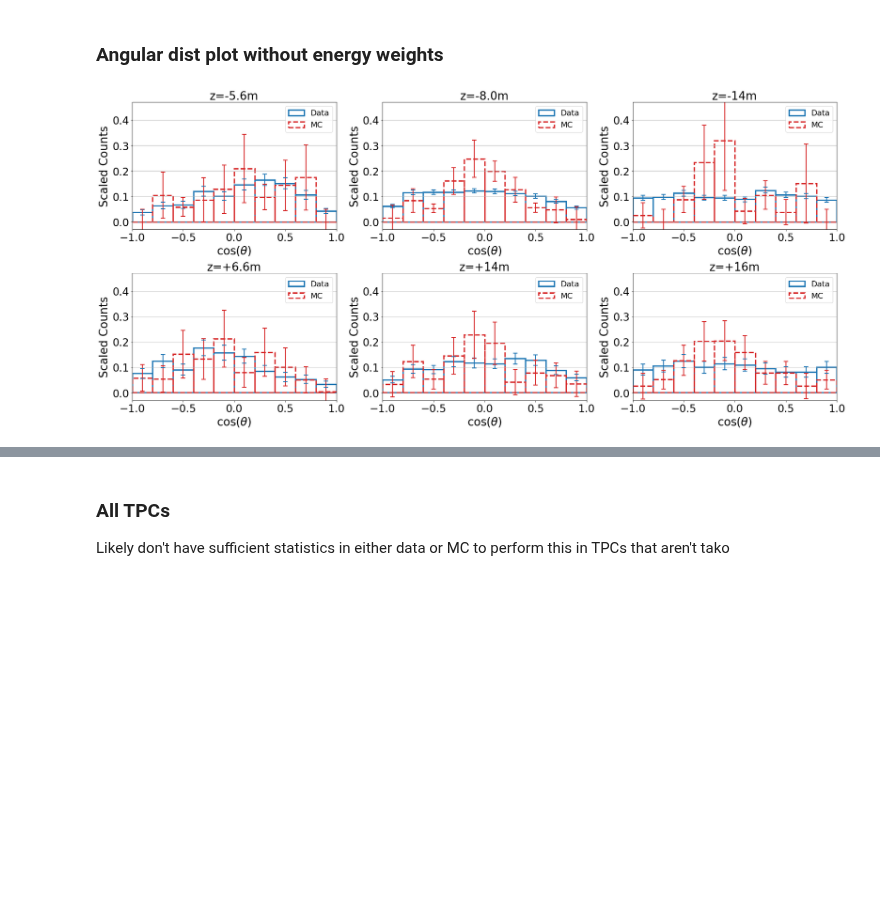
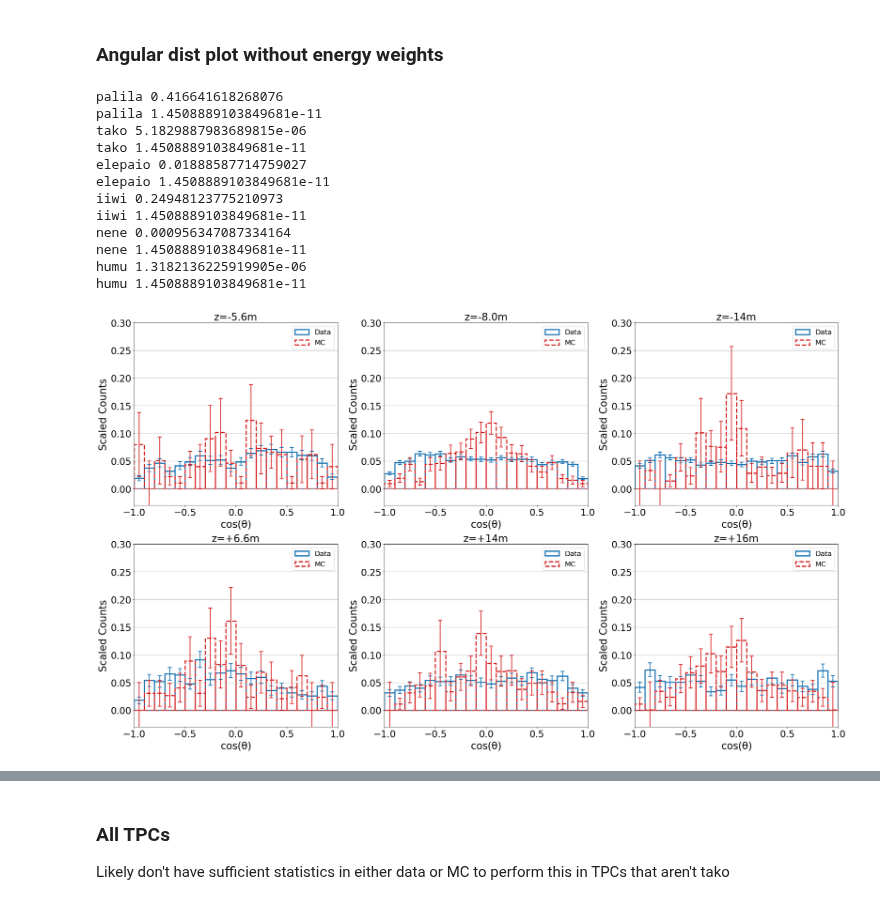
Before and after one commit to jschuel/jeff_workspace, a Jupyter notebook: analysis/phase3/with_sim/Calibrations_and_angular_analysis_final.ipynb, the cells around one changed output, grey strips where cells are left out. Saved outputs shown, nothing was run; the diff lists cells and outputs as text; code cells hidden in the pictures; blank space fills up the shorter version.

```diff
--- a/analysis/phase3/with_sim/Calibrations_and_angular_analysis_final.ipynb
+++ b/analysis/phase3/with_sim/Calibrations_and_angular_analysis_final.ipynb
@@ -667,8 +667,8 @@ Warning in <TFile::Init>: file /home/jeff/data/phase3/spring_2020/05-09-20/geant
 Warning in <TFile::Init>: no keys recovered, file has been made a Zombie
 Warning in <TChain::AddFile>: Adding tree with no entries from file: ~/data/phase3/spring_2020/05-09-20/geant4_simulation/all_events/elepaio/Touschek_LER_all_elepaio2.root
 # %%
-tpcs = data.keys()
 crit = {'palila': 9.0, 'iiwi': 8.8, 'tako': 4.6, 'nene': 5.6, 'elepaio': 6.4, 'humu': 6.4}
+tpcs = crit.keys()
 crit_high = {}
 crit_low = {}
 for tpc in tpcs:
@@ -688,3 +686,6 @@ datamc
+# %%
+crit = {'palila': 9.0, 'iiwi': 8.8, 'tako': 4.6, 'nene': 5.6, 'elepaio': 6.4, 'humu': 6.4}
+b.compute_data_MC_ratios('Cont_inj', E_cut=crit, L = 1)[0]
 # %%
 (datamc_high-datamc)/datamc*15
 # %%
@@ -1399,11 +1544,11 @@ plt.rc('xtick', labelsize=24)
 plt.rc('ytick', labelsize=24)
 plt.rc('axes', labelsize=26)
 plt.rc('axes', titlesize=26)
-nbins = 11
+nbins = 21
 xmin = -1
 xmax = 1
-phi_low = -np.pi/6
-phi_high = np.pi/6
+phi_low = -np.pi/2
+phi_high = np.pi/2
 #E_cut = {'palila': 40, 'tako': 120, 'elepaio': 110, 'iiwi': 55, 'nene': 95, 'humu': 155}
 #E_cut = {'palila': 40, 'tako': 67, 'elepaio': 150, 'iiwi': 100, 'nene': 75, 'humu': 135}
 #E_cut = {'palila': 90,'tako': 145,'elepaio': 155,'iiwi': 110, 'nene': 135,'humu': 130}
@@ -1443,7 +1588,7 @@ n4 = {}
 d4 = {}
 p4 = {}
 err4 = {}
-plt.figure(figsize = (24,11))
+plt.figure(figsize = (27,16))
 i=1
 j=1
 for tpc in tpcs:
@@ -1477,6 +1622,10 @@ for tpc in tpcs:
 
     #MC_tmp2 = MC_tmp2.loc[(MC_tmp2['bgType'] != 'twoPhoton_Lumi') & (MC_tmp2['bgType'] != 'RBB_Lumi')]
     #MC_tmp2.index = [i for i in range(0,len(MC_tmp2))]
+
+    ##### BEFORE BINNING COMPUTE KS TEST#####
+
+    print(tpc, scipy.stats.ks_2samp(np.cos(Lumi_tmp['new_theta']),np.cos(MC_tmp['new_theta']))[1])
 
 
     test = Lumi_tmp.groupby(pd.cut(np.cos(Lumi_tmp['new_theta']), bins = np.linspace(xmin,xmax,nbins))).sum()
@@ -1551,11 +1700,13 @@ for tpc in tpcs:
         derr3[tpc] = np.sqrt((nerr3[tpc]**2).sum())
     err3[tpc] = n3[tpc]/d3[tpc]*np.sqrt((nerr3[tpc]/n3[tpc])**2+((derr3[tpc]/d3[tpc])**2))
     for k in range(0,len(err3[tpc])):
-        if n3[tpc][k]/d3[tpc] < .05:
+        if n3[tpc][k]/d3[tpc] < .001:
             err3[tpc][k] = .05
     err3[tpc] = err3[tpc].fillna(0.05)
     #err3[tpc] = nerr3[tpc]/d3[tpc]
     p3[tpc] = plt.bar(center,n3[tpc]/d3[tpc],yerr=err3[tpc],width = width, label = 'MC', fc = 'None', ec = 'tab:red',lw=3, linestyle = 'dashed', error_kw=dict(ecolor='tab:red', lw=2, capsize=5, capthick=2))
+
+    print(tpc, scipy.stats.ks_2samp(n0[tpc],n3[tpc])[1])
 
     #Plot 4: All MC to be compared with collisions ACTUAL CHIP AREA
     n4[tpc] = get_MC_weights_and_errs(df = MC_tmp2)[0]
@@ -1565,36 +1716,48 @@ for tpc in tpcs:
         if n3[tpc][k]/d3[tpc] < 1e-2:
             err4[tpc][k] = .05
     err4[tpc] = err4[tpc].fillna(0.05)
     #p4[tpc] = plt.bar(center,n4[tpc]/d4[tpc],yerr=err4[tpc],width = width, label = 'MC expanded chip', fc = 'None', ec = 'tab:green',lw=3, linestyle = 'dashed', error_kw=dict(ecolor='tab:green', lw=2, capsize=5, capthick=2))
 
 
     #Plot 4: All MC to be compared with collisions ACTUAL CHIP AREA
     #n4[tpc] = (test_MC2['ones']*(test_MC2['scaled_energy']/test_MC2['reco_energy']))
     #d4[tpc] = (test_MC2['ones']*(test_MC2['scaled_energy']/test_MC2['reco_energy'])).sum()
     #err4[tpc] = 1/d4[tpc]*np.sqrt(test_MC2['ones']*(test_MC2['scaled_energy']**2/test_MC2['reco_energy']**2).mean())
     #n4[tpc] = (test_MC2['ones'])
     #d4[tpc] = (test_MC2['ones']).sum()
     #err4[tpc] = 1/d4[tpc]*np.sqrt(test_MC2['ones'])
     #p4[tpc] = plt.bar(center,n4[tpc]/d4[tpc],yerr=err4[tpc],width = width, label = 'MC', fc = 'None', ec = 'tab:green',lw=3, linestyle = 'dashed', error_kw=dict(ecolor='tab:green', lw=2, capsize=5, capthick=2))
 
     #plt.hlines(0,0,1,color = 'k')
     plt.ylabel(r'Scaled Counts')
     #plt.ylabel('Scaled Counts')
     plt.xlabel(r'$\cos(\theta)$')
     plt.xlim(xmin,xmax)
-    plt.ylim(-0.03,0.47)
+    plt.ylim(-0.03,0.3)
     plt.title(pos[j-1])
     plt.legend(handles = [p0[tpc],p3[tpc]],ncol=1)
     plt.grid(axis='y')
 
     j+=1
     i+=1
 plt.tight_layout()
-plt.savefig("angular_distribution_best_tpcs.jpg")
+#plt.savefig("angular_distribution_narrow_bins.png",bbox_inches = 'tight', dpi = 200)
 plt.show()
 #np.sqrt((test_err/test['track_energy'].sum())**2+(test_MC_err/test_MC['reco_energy'].sum())**2)
 # %% [output]
+palila 0.416641618268076
+palila 1.4508889103849681e-11
+tako 5.1829887983689815e-06
+tako 1.4508889103849681e-11
+elepaio 0.01888587714759027
+elepaio 1.4508889103849681e-11
+iiwi 0.24948123775210973
+iiwi 1.4508889103849681e-11
+nene 0.000956347087334164
+nene 1.4508889103849681e-11
+humu 1.3182136225919905e-06
+humu 1.4508889103849681e-11
-[figure, old version]
+[figure, new version]
 # %%
 Lumi['iiwi']['ones'] = len(Lumi['iiwi'].loc[(np.abs(Lumi['iiwi']['new_phi'])>-np.pi/6) & (np.abs(Lumi['iiwi']['new_phi'])<np.pi/6) & (np.abs(Lumi['iiwi']['track_energy'])>70)])
 Lumi['nene']['ones'] = len(Lumi['nene'].loc[(np.abs(Lumi['nene']['new_phi'])>-np.pi/6) & (np.abs(Lumi['nene']['new_phi'])<np.pi/6) & (np.abs(Lumi['nene']['track_energy'])>70)])
```
Also changed, not shown: parts of 16 cells of this notebook, 26 other files.
